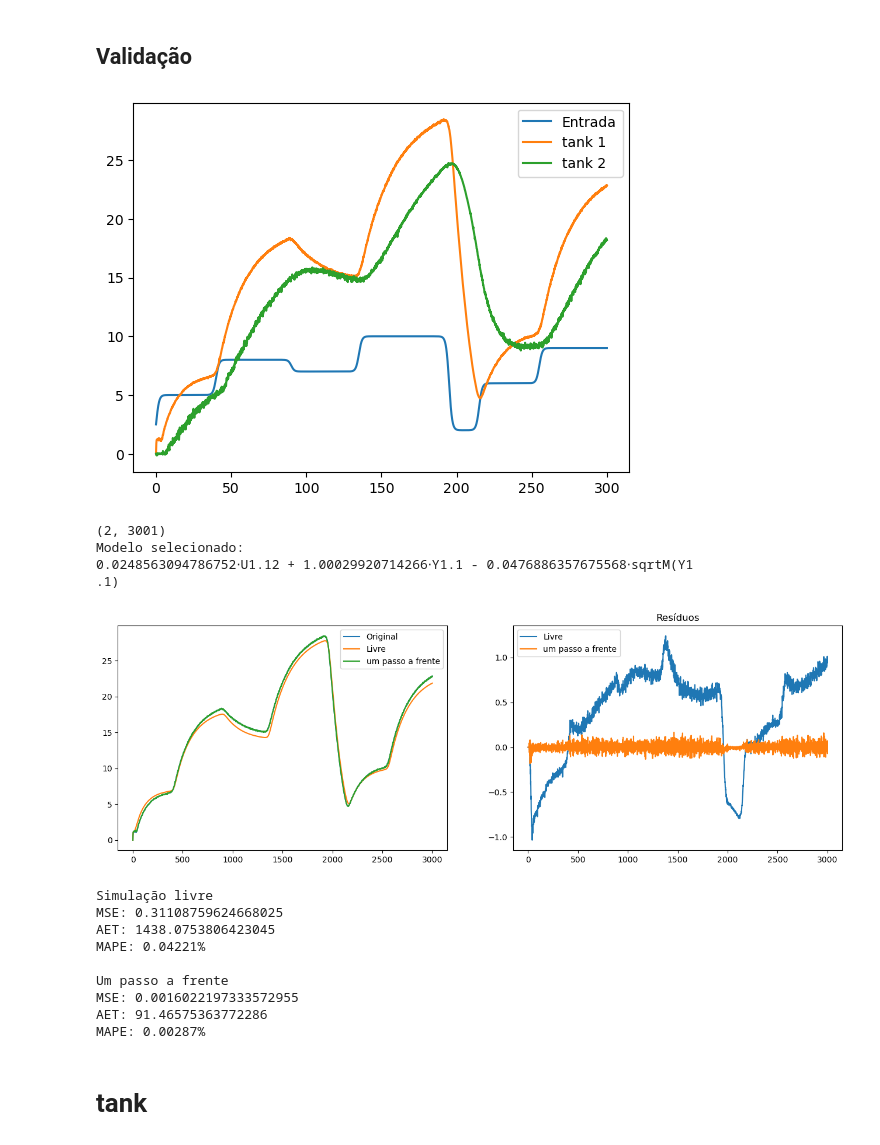
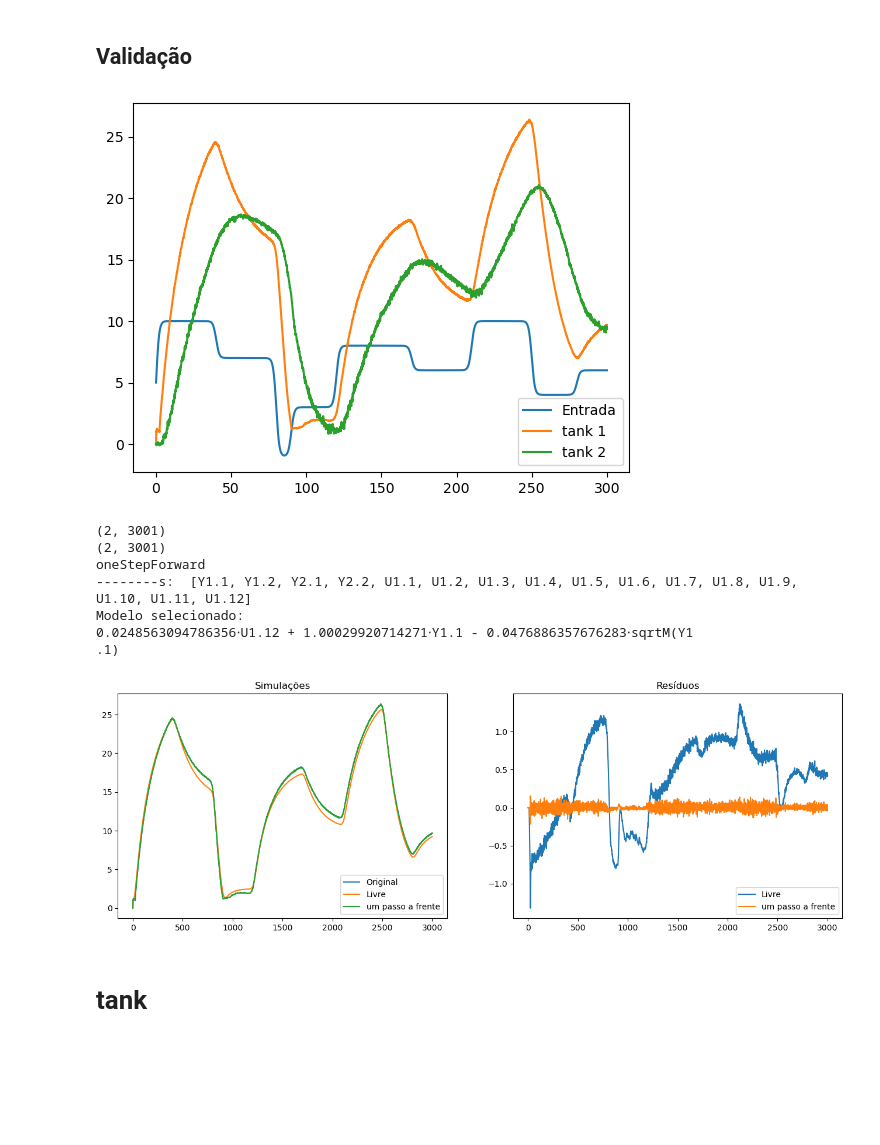
Before and after one commit to JonhLucas/NARX_MISO, a Jupyter notebook: coupleTanks.ipynb, the cells around one changed output. Cells and saved outputs as stored; diff of their text form; code cells hidden in the pictures; blank space fills up the shorter version.

```diff
--- a/coupleTanks.ipynb
+++ b/coupleTanks.ipynb
@@ -53,8 +56,8 @@ plt.show()
 # %% [markdown]
 ## Validação
 # %%
-mat_content1 = sc.loadmat("data/ct1w1.mat")
-mat_content2 = sc.loadmat("data/ct1w2.mat")
+mat_content1 = sc.loadmat("data/ct1x1.mat")
+mat_content2 = sc.loadmat("data/ct1x2.mat")
 
 tanque1 = mat_content1['Tanque1']
 tanque2 = mat_content2['Tanque2']
@@ -65,7 +68,7 @@ v1 = tanque1['signals'][0][0]['values'][0][0]
 t2 = tanque2['time'][0][0]
 v2 = tanque2['signals'][0][0]['values'][0][0]
 
-input = pd.read_csv('data/winput.csv')
+input = pd.read_csv('data/xinput.csv')
 t = input['t']
 uVal = np.array(input['v']).reshape((1,-1))
 
@@ -75,40 +78,43 @@ plt.plot(t2, v2, label="tank 2")
 plt.legend()
 plt.show()
 # %% [output]
-[figure, old version]
+[figure, new version]
 # %%
 v1[v1 < 0] = 0
 v2[v2 < 0] = 0
 v2[:100] = 0
 yVal = np.vstack((v1.T, v2.T))
 print(yVal.shape)
 z = np.zeros(yVal.shape)
 valLivre = sselector.predict(uVal, yVal, theta, ss[selected], params[output]['nb'], params[output]['na'], output)
 yhat = sselector.oneStepForward(uVal, yVal, theta, ss[selected], params[output]['nb'], params[output]['na'], output)
 
 print("Modelo selecionado:")
 pprint( model @ theta)
 
 f, ax = plt.subplots(1,2, figsize=[16,5])
 
 ax[0].plot(yVal[output].T, label='Original')
 ax[0].plot(valLivre, label='Livre')
 ax[0].plot(yhat, label='um passo a frente')
-ax[1].set_title("Simulações")
+ax[0].set_title("Simulações")
 ax[0].legend()
 
 
 ax[1].plot(yVal[output].T - valLivre, label='Livre')
 ax[1].plot(yVal[output].T - yhat, label='um passo a frente')
 ax[1].set_title("Resíduos")
 ax[1].legend()
 plt.show()
 # %% [output]
 (2, 3001)
+(2, 3001)
+oneStepForward
+--------s:  [Y1.1, Y1.2, Y2.1, Y2.2, U1.1, U1.2, U1.3, U1.4, U1.5, U1.6, U1.7, U1.8, U1.9, U1.10, U1.11, U1.12]
 Modelo selecionado:
-0.0248563094786752⋅U1.12 + 1.00029920714266⋅Y1.1 - 0.0476886357675568⋅sqrtM(Y1
+0.0248563094786356⋅U1.12 + 1.00029920714271⋅Y1.1 - 0.0476886357676283⋅sqrtM(Y1
 .1)
-[figure, old version]
+[figure, new version]
 # %%
 def metrics(y, yest):
     residuo1 = y - yest
@@ -121,16 +127,6 @@ print("\nSimulação livre")
 metrics(yVal[output], valLivre)
 print("\nUm passo a frente")
 metrics(yVal[output], yhat)
-# %% [output]
-Simulação livre
-MSE: 0.31108759624668025
-AET: 1438.0753806423045
-MAPE: 0.04221%
-
-Um passo a frente
-MSE: 0.0016022197333572955
-AET: 91.46575363772286
-MAPE: 0.00287%
 # %% [markdown]
 # tank
 # %%
```
Also changed, not shown: parts of 4 cells of this notebook, 3 other files.
